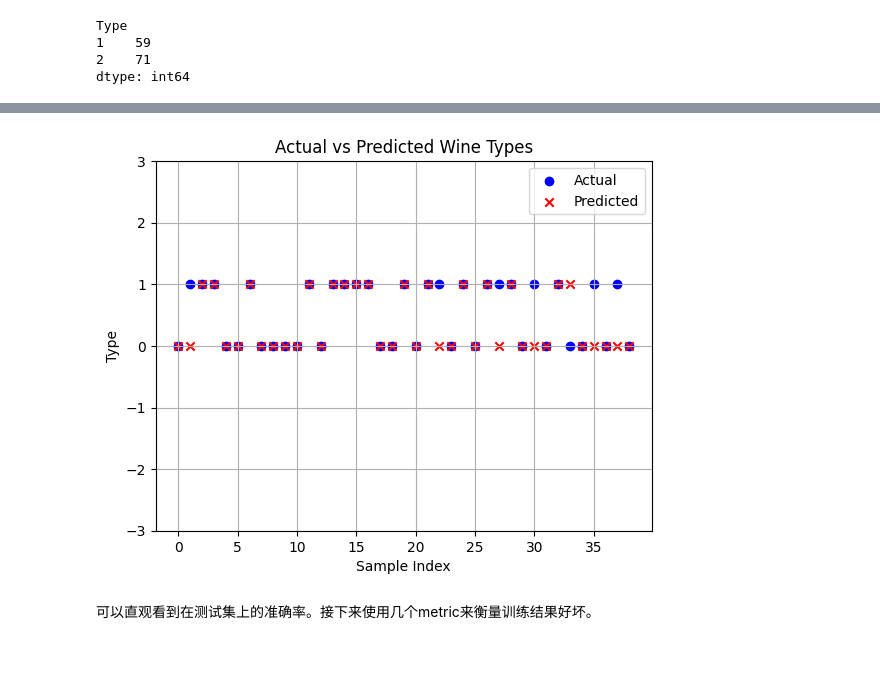
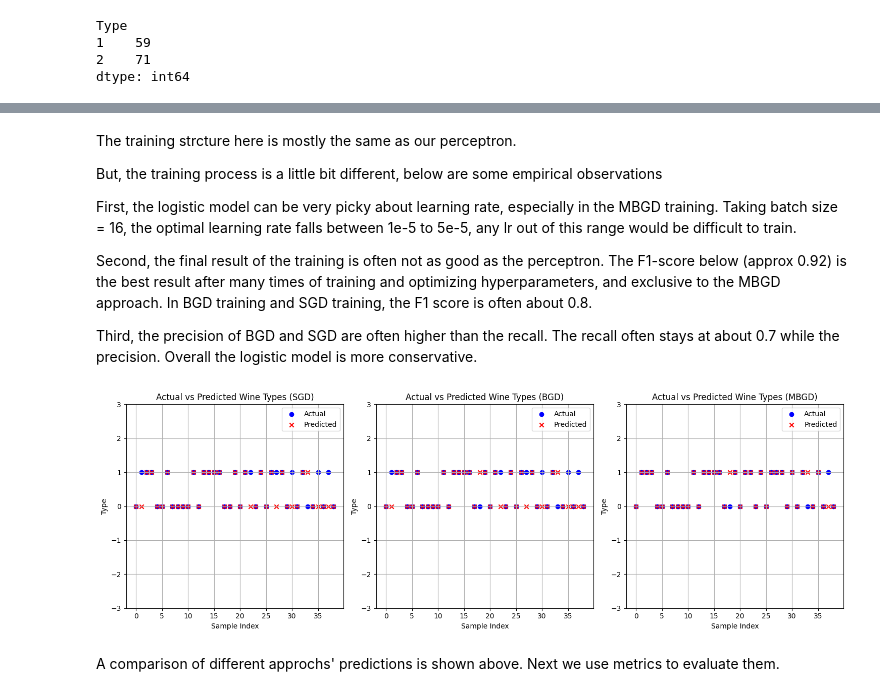
Before and after one commit to ziyuanLi-alex/sdm274, a Jupyter notebook: assgn04_logi/logistic.ipynb, the cells around one changed output, grey strips where cells are left out. Drawn from its saved outputs; the diff is of its cells as text; code cells hidden in the pictures; blank space fills up the shorter version.

```diff
--- a/assgn04_logi/logistic.ipynb
+++ b/assgn04_logi/logistic.ipynb
@@ -187,27 +288,70 @@ TypeError: 'list' object is not callable
+# %% [markdown]
+The training strcture here is mostly the same as our perceptron.
+
+But, the training process is a little bit different, below are some empirical observations
+
+First, the logistic model can be very picky about learning rate, especially in the MBGD training.
+Taking batch size = 16, the optimal learning rate falls between 1e-5 to 5e-5, any lr out of this range would be difficult to train.
+
+Second, the final result of the training is often not as good as the perceptron. The F1-score below (approx 0.92) is the best result after many times of training and optimizing hyperparameters, and exclusive to the MBGD approach. In BGD training and SGD training, the F1 score is often about 0.8.
+
+Third, the precision of BGD and SGD are often higher than the recall. The recall often stays at about 0.7 while the precision. Overall the logistic model is more conservative.
 # %%
+# Convert y_test to numpy array if it's not already
 y_test = y_test.to_numpy() if isinstance(y_test, pd.Series) else y_test
 X_test = X_test.to_numpy() if isinstance(X_test, pd.DataFrame) else X_test
+
+# Map y_test to binary values
 mapper = lambda y: 0 if y == 1 else 1
 y_mapped = np.array([mapper(yi) for yi in y_test])
 
-# Predict the test set
-y_pred = model.predict(X_test)
+# Predict the test set for all three models
+y_pred_sgd = model_SGD.predict(X_test)
+y_pred_bgd = model_BGD.predict(X_test)
+y_pred_mbgd = model_MBGD.predict(X_test)
 
 # Plot the results
-plt.figure()
+plt.figure(figsize=(15, 5))
+
+# Plot for SGD
+plt.subplot(1, 3, 1)
 plt.scatter(range(len(y_mapped)), y_mapped, color='blue', label='Actual')
-plt.scatter(range(len(y_test)), y_pred, color='red', label='Predicted', marker='x')
+plt.scatter(range(len(y_test)), y_pred_sgd, color='red', label='Predicted', marker='x')
 plt.xlabel('Sample Index')
 plt.ylabel('Type')
-plt.ylim(-3,3)
-plt.title('Actual vs Predicted Wine Types')
+plt.ylim(-3, 3)
+plt.title('Actual vs Predicted Wine Types (SGD)')
 plt.legend()
 plt.grid(True)
+
+# Plot for BGD
+plt.subplot(1, 3, 2)
+plt.scatter(range(len(y_mapped)), y_mapped, color='blue', label='Actual')
+plt.scatter(range(len(y_test)), y_pred_bgd, color='red', label='Predicted', marker='x')
+plt.xlabel('Sample Index')
+plt.ylabel('Type')
+plt.ylim(-3, 3)
+plt.title('Actual vs Predicted Wine Types (BGD)')
+plt.legend()
+plt.grid(True)
+
+# Plot for MBGD
+plt.subplot(1, 3, 3)
+plt.scatter(range(len(y_mapped)), y_mapped, color='blue', label='Actual')
+plt.scatter(range(len(y_test)), y_pred_mbgd, color='red', label='Predicted', marker='x')
+plt.xlabel('Sample Index')
+plt.ylabel('Type')
+plt.ylim(-3, 3)
+plt.title('Actual vs Predicted Wine Types (MBGD)')
+plt.legend()
+plt.grid(True)
+
+plt.tight_layout()
 plt.show()
 # %% [output]
-[figure, old version]
+[figure, new version]
-# %% [markdown]
-可以直观看到在测试集上的准确率。接下来使用几个metric来衡量训练结果好坏。
+# %% [markdown]
+A comparison of different approchs' predictions is shown above. Next we use metrics to evaluate them.
 # %%
 def calculate_accuracy(y_actual, y_pred):
 
```
Also changed, not shown: parts of 12 cells of this notebook.
